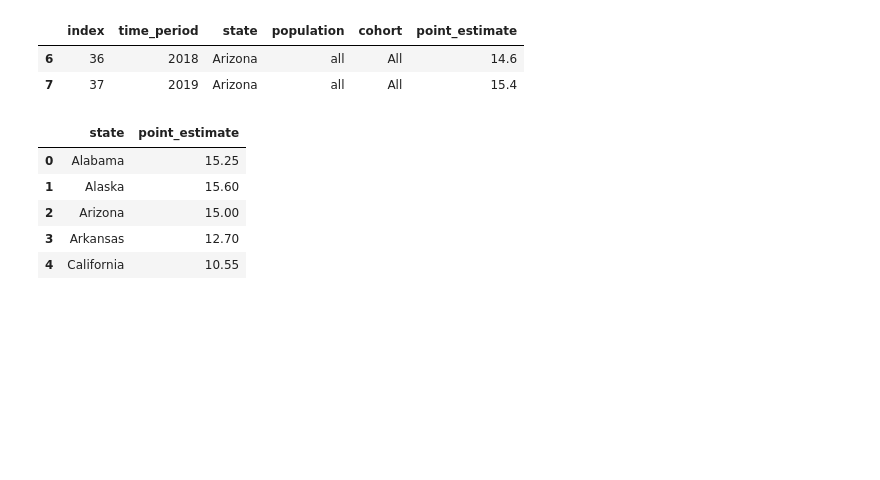
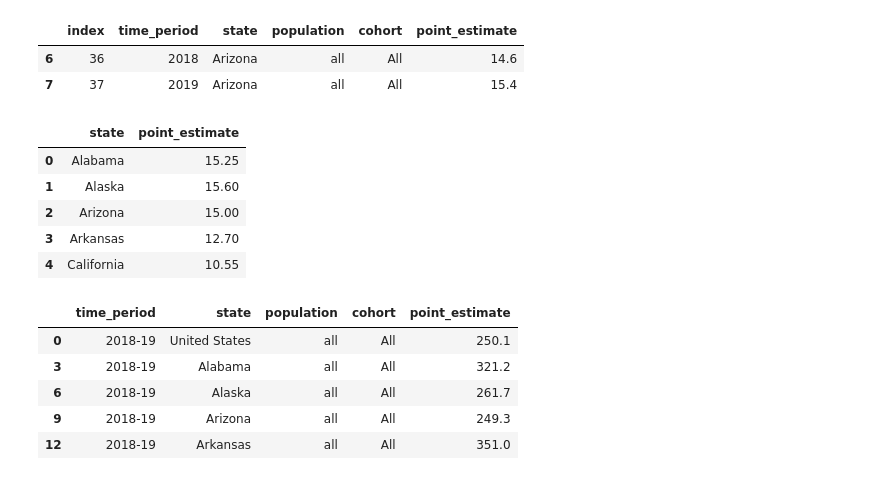
Before and after one commit to redpandata19/Project_1_Team_5, a Jupyter notebook: Premature_deaths.ipynb, the cells around one changed output. Saved outputs shown, nothing was run; the diff lists cells and outputs as text; code cells hidden in the pictures; blank space fills up the shorter version.

Commit message:
finished creating the dataframes per source

```diff
--- a/Premature_deaths.ipynb
+++ b/Premature_deaths.ipynb
@@ -147,3 +147,13 @@ unis_clean_1819.head()
 | 2 | Arizona | 15.00 |
 | 3 | Arkansas | 12.70 |
 | 4 | California | 10.55 |
+# %%
+avoi_deaths_df = avoi_deaths.loc[avoi_deaths["time_period"]=="2018-19"]
+avoi_deaths_df.head()
+# %% [output]
+|  | time_period | state | population | cohort | point_estimate |
+| 0 | 2018-19 | United States | all | All | 250.1 |
+| 3 | 2018-19 | Alabama | all | All | 321.2 |
+| 6 | 2018-19 | Alaska | all | All | 261.7 |
+| 9 | 2018-19 | Arizona | all | All | 249.3 |
+| 12 | 2018-19 | Arkansas | all | All | 351.0 |
```
Also changed, not shown: parts of 2 cells of this notebook.
